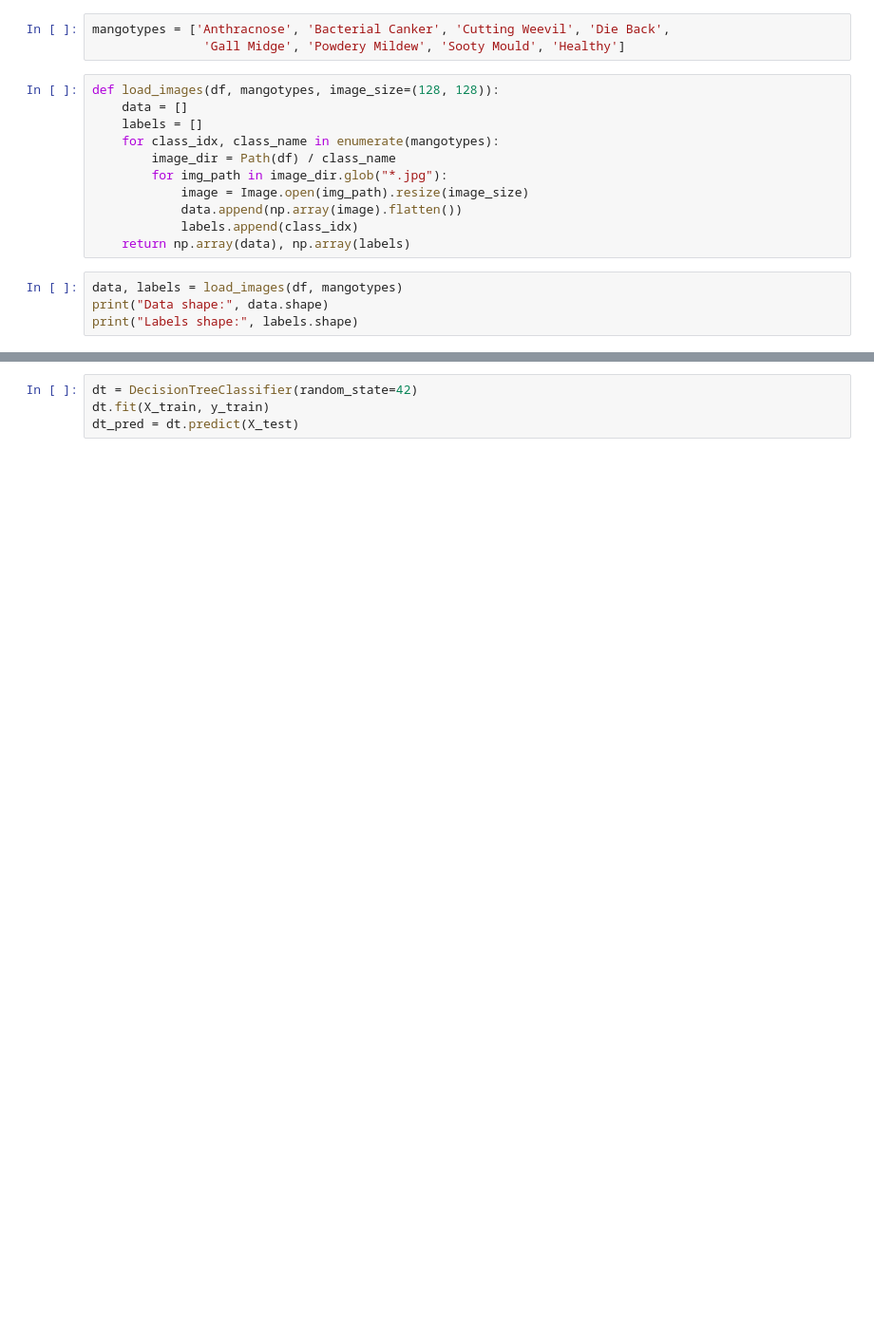
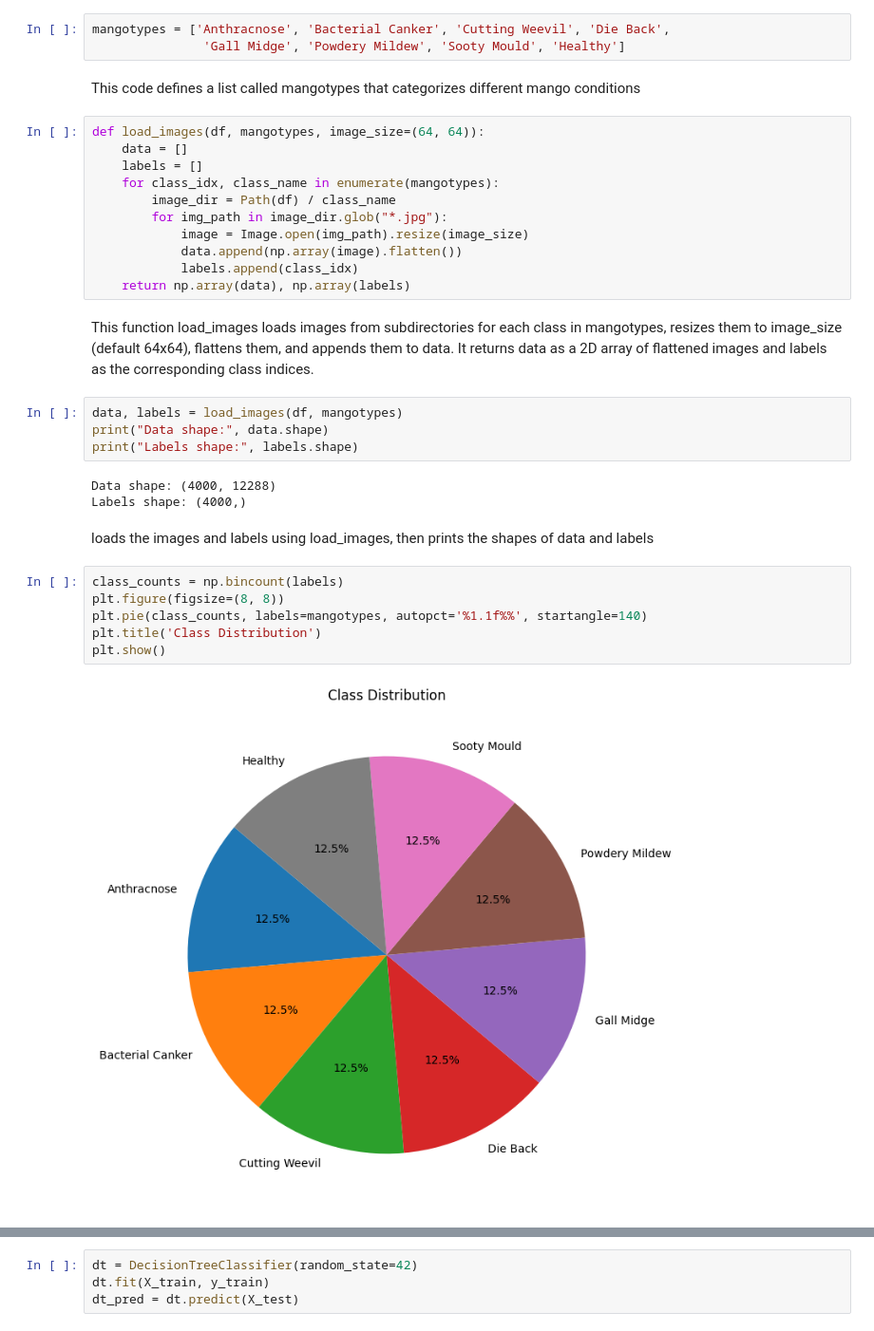
Before and after one commit to Samurarahman/CSE475, a Jupyter notebook: MangoLeaf.ipynb, the cells around one changed output, grey strips where cells are left out. Shown at 95% size. Drawn from its saved outputs; the diff is of its cells as text; blank space fills up the shorter version.

```diff
--- a/MangoLeaf.ipynb
+++ b/MangoLeaf.ipynb
@@ -26,8 +30,10 @@ from sklearn.metrics import accuracy_score, classification_report, confusion_mat
 # %%
 mangotypes = ['Anthracnose', 'Bacterial Canker', 'Cutting Weevil', 'Die Back',
                'Gall Midge', 'Powdery Mildew', 'Sooty Mould', 'Healthy']
+# %% [markdown]
+This code defines a list called mangotypes that categorizes different mango conditions
 # %%
-def load_images(df, mangotypes, image_size=(128, 128)):
+def load_images(df, mangotypes, image_size=(64, 64)):
     data = []
     labels = []
     for class_idx, class_name in enumerate(mangotypes):
@@ -37,7 +43,22 @@ def load_images(df, mangotypes, image_size=(128, 128)):
             data.append(np.array(image).flatten())
             labels.append(class_idx)
     return np.array(data), np.array(labels)
+# %% [markdown]
+This function load_images loads images from subdirectories for each class in mangotypes, resizes them to image_size (default 64x64), flattens them, and appends them to data. It returns data as a 2D array of flattened images and labels as the corresponding class indices.
 # %%
 data, labels = load_images(df, mangotypes)
 print("Data shape:", data.shape)
 print("Labels shape:", labels.shape)
+# %% [output]
+Data shape: (4000, 12288)
+Labels shape: (4000,)
+# %% [markdown]
+ loads the images and labels using load_images, then prints the shapes of data and labels
+# %%
+class_counts = np.bincount(labels)
+plt.figure(figsize=(8, 8))
+plt.pie(class_counts, labels=mangotypes, autopct='%1.1f%%', startangle=140)
+plt.title('Class Distribution')
+plt.show()
+# %% [output]
+[figure, added]
```
Also changed, not shown: parts of 21 cells of this notebook.
